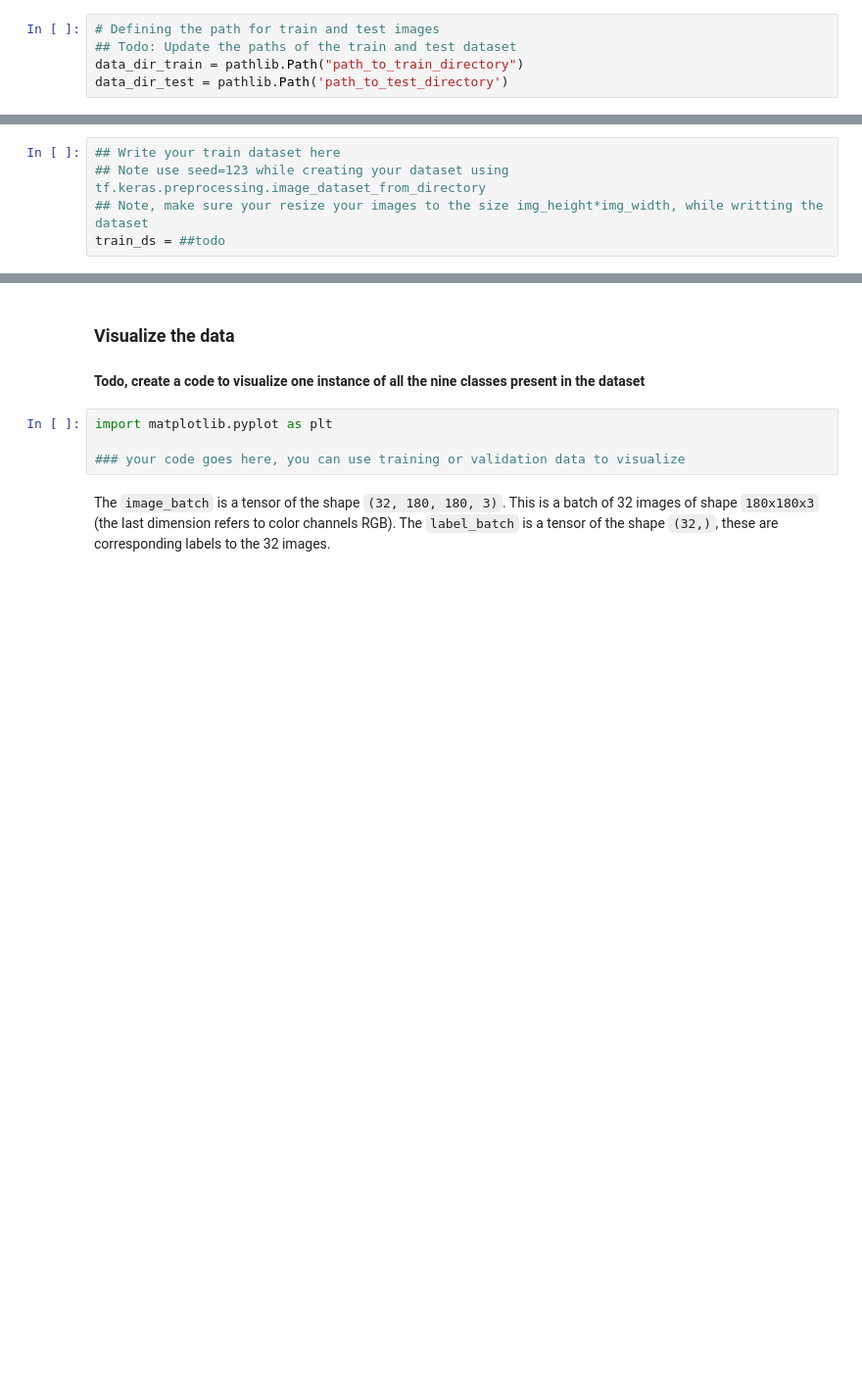
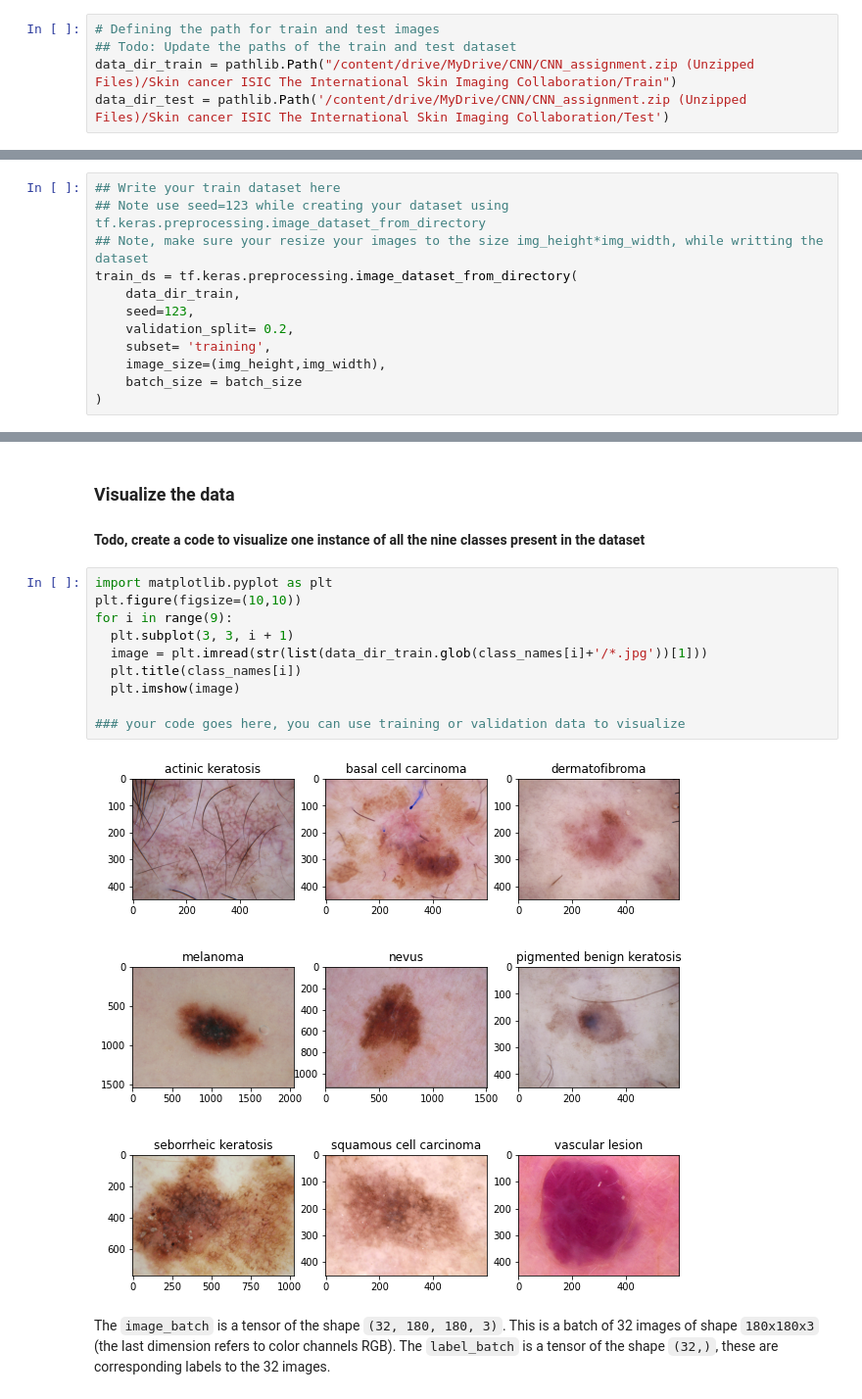
Before and after one commit to Mangirish007/Convolutional-Neural-Networks, a Jupyter notebook: Melanoma Detection Assignment/Starter_code_Assignment_CNN_Skin_Cancer.ipynb, the cells around one changed output, grey strips where cells are left out. Shown at 98% size. Saved outputs shown, nothing was run; the diff lists cells and outputs as text; blank space fills up the shorter version.

```diff
--- a/Melanoma Detection Assignment/Starter_code_Assignment_CNN_Skin_Cancer.ipynb
+++ b/Melanoma Detection Assignment/Starter_code_Assignment_CNN_Skin_Cancer.ipynb
@@ -27,8 +27,8 @@ This assignment uses a dataset of about 2357 images of skin cancer types. The da
 # %%
 # Defining the path for train and test images
 ## Todo: Update the paths of the train and test dataset
-data_dir_train = pathlib.Path("path_to_train_directory")
-data_dir_test = pathlib.Path('path_to_test_directory')
+data_dir_train = pathlib.Path("/content/drive/MyDrive/CNN/CNN_assignment.zip (Unzipped Files)/Skin cancer ISIC The International Skin Imaging Collaboration/Train")
+data_dir_test = pathlib.Path('/content/drive/MyDrive/CNN/CNN_assignment.zip (Unzipped Files)/Skin cancer ISIC The International Skin Imaging Collaboration/Test')
 # %%
 image_count_train = len(list(data_dir_train.glob('*/*.jpg')))
 print(image_count_train)
@@ -52,4 +55,11 @@ Use 80% of the images for training, and 20% for validation.
 ## Write your train dataset here
 ## Note use seed=123 while creating your dataset using tf.keras.preprocessing.image_dataset_from_directory
 ## Note, make sure your resize your images to the size img_height*img_width, while writting the dataset
-train_ds = ##todo
+train_ds = tf.keras.preprocessing.image_dataset_from_directory(
+    data_dir_train,
+    seed=123,
+    validation_split= 0.2,
+    subset= 'training',
+    image_size=(img_height,img_width),
+    batch_size = batch_size
+)
@@ -69,8 +94,16 @@ print(class_names)
 #### Todo, create a code to visualize one instance of all the nine classes present in the dataset
 # %%
 import matplotlib.pyplot as plt
+plt.figure(figsize=(10,10))
+for i in range(9):
+  plt.subplot(3, 3, i + 1)
+  image = plt.imread(str(list(data_dir_train.glob(class_names[i]+'/*.jpg'))[1]))
+  plt.title(class_names[i])
+  plt.imshow(image)
 
 ### your code goes here, you can use training or validation data to visualize
+# %% [output]
+[figure, added]
 # %% [markdown]
 The `image_batch` is a tensor of the shape `(32, 180, 180, 3)`. This is a batch of 32 images of shape `180x180x3` (the last dimension refers to color channels RGB). The `label_batch` is a tensor of the shape `(32,)`, these are corresponding labels to the 32 images.
 # %% [markdown]
```
Also changed, not shown: parts of 10 cells of this notebook.
